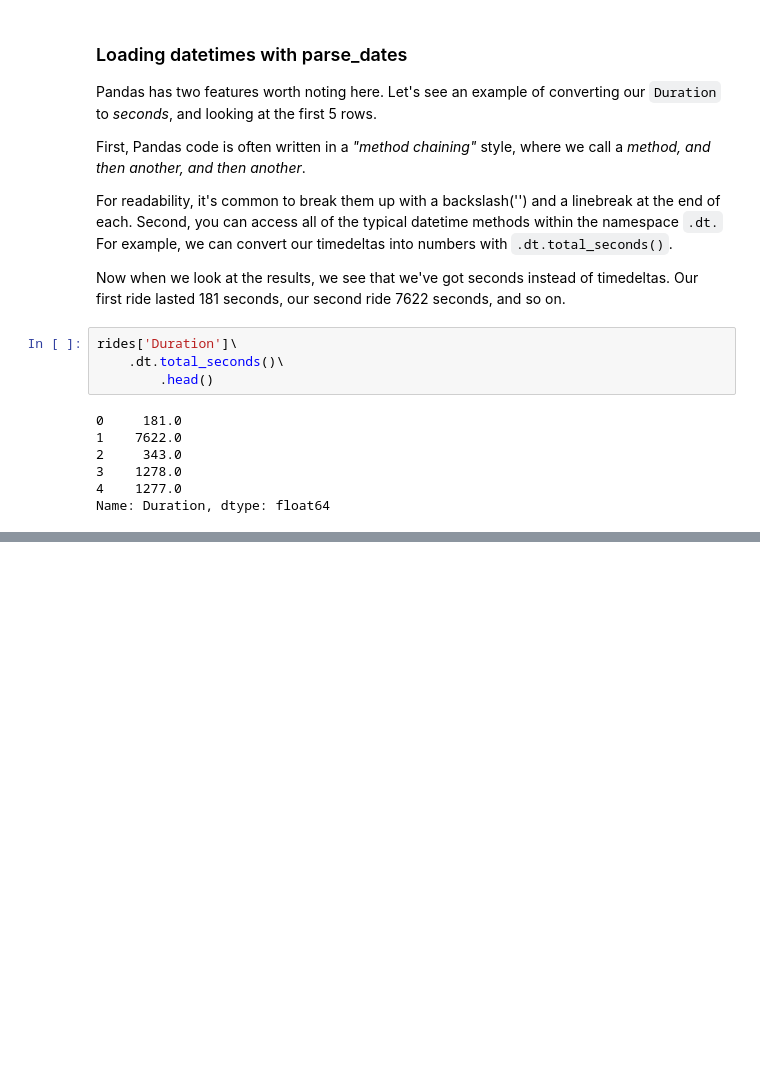
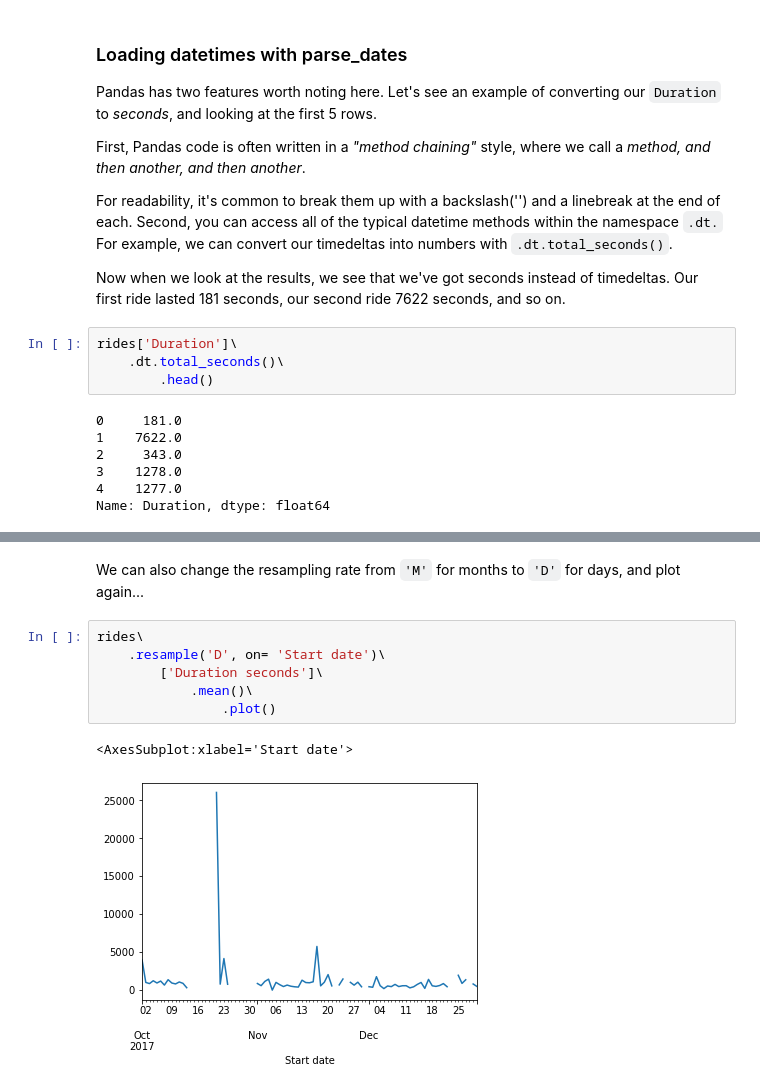
Before and after one commit to SketchQ/DataCamp_DataScience_Track, a Jupyter notebook: 14_Working with Dates and Time in Python/Chapter_4_Easy_and_Powerful_Dates_and_Times_in_Pandas.ipynb, the cells around one changed output, grey strips where cells are left out. Cells and saved outputs as stored; diff of their text form; blank space fills up the shorter version.

```diff
--- a/14_Working with Dates and Time in Python/Chapter_4_Easy_and_Powerful_Dates_and_Times_in_Pandas.ipynb
+++ b/14_Working with Dates and Time in Python/Chapter_4_Easy_and_Powerful_Dates_and_Times_in_Pandas.ipynb
@@ -116,0 +232,11 @@ Name: Duration, dtype: float64
+# %% [markdown]
+We can also change the resampling rate from ``'M'`` for months to ``'D'`` for days, and plot again...
+# %%
+rides\
+    .resample('D', on= 'Start date')\
+        ['Duration seconds']\
+            .mean()\
+                .plot()
+# %% [output]
+<AxesSubplot:xlabel='Start date'>
+[figure, added]
```
Also changed, not shown: parts of 30 cells of this notebook.
